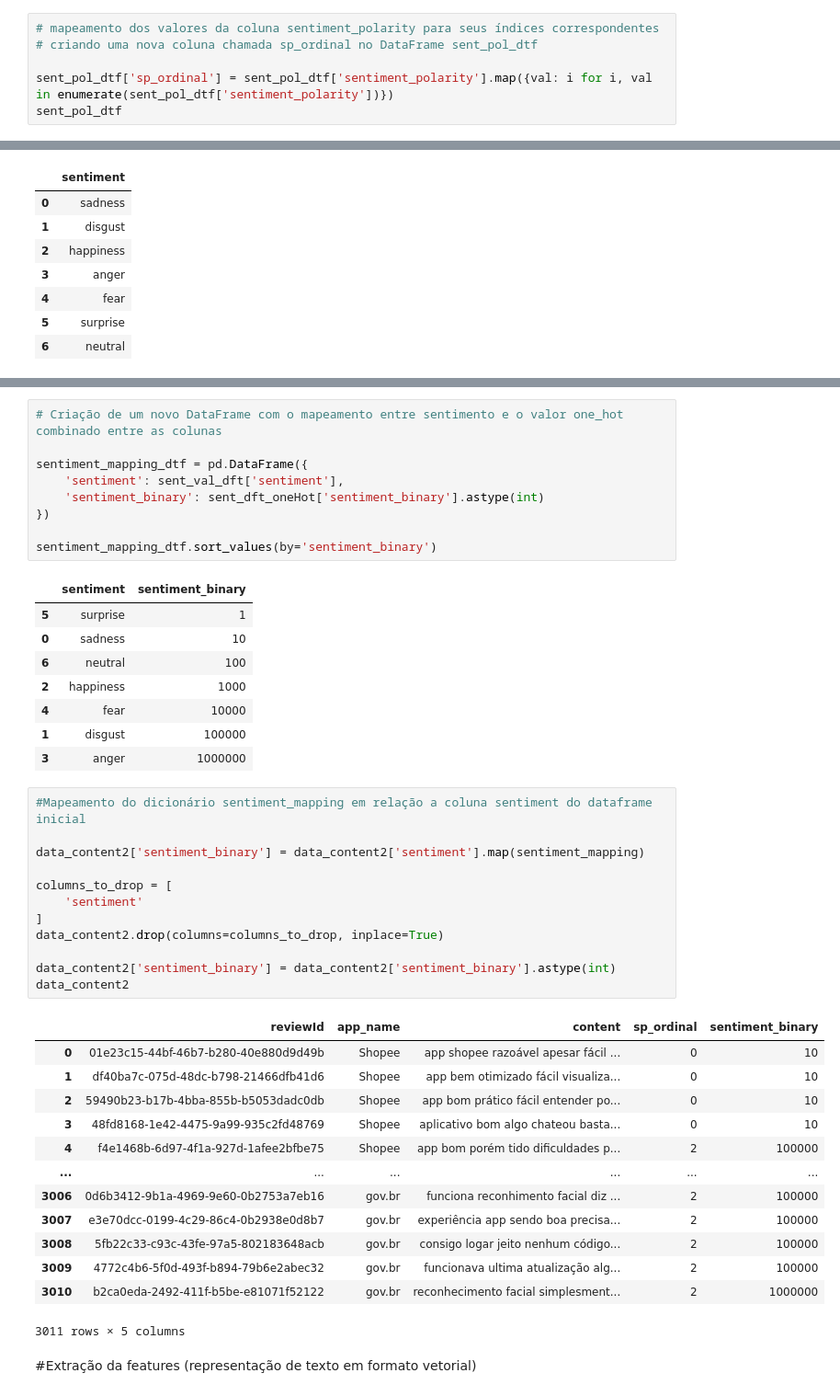
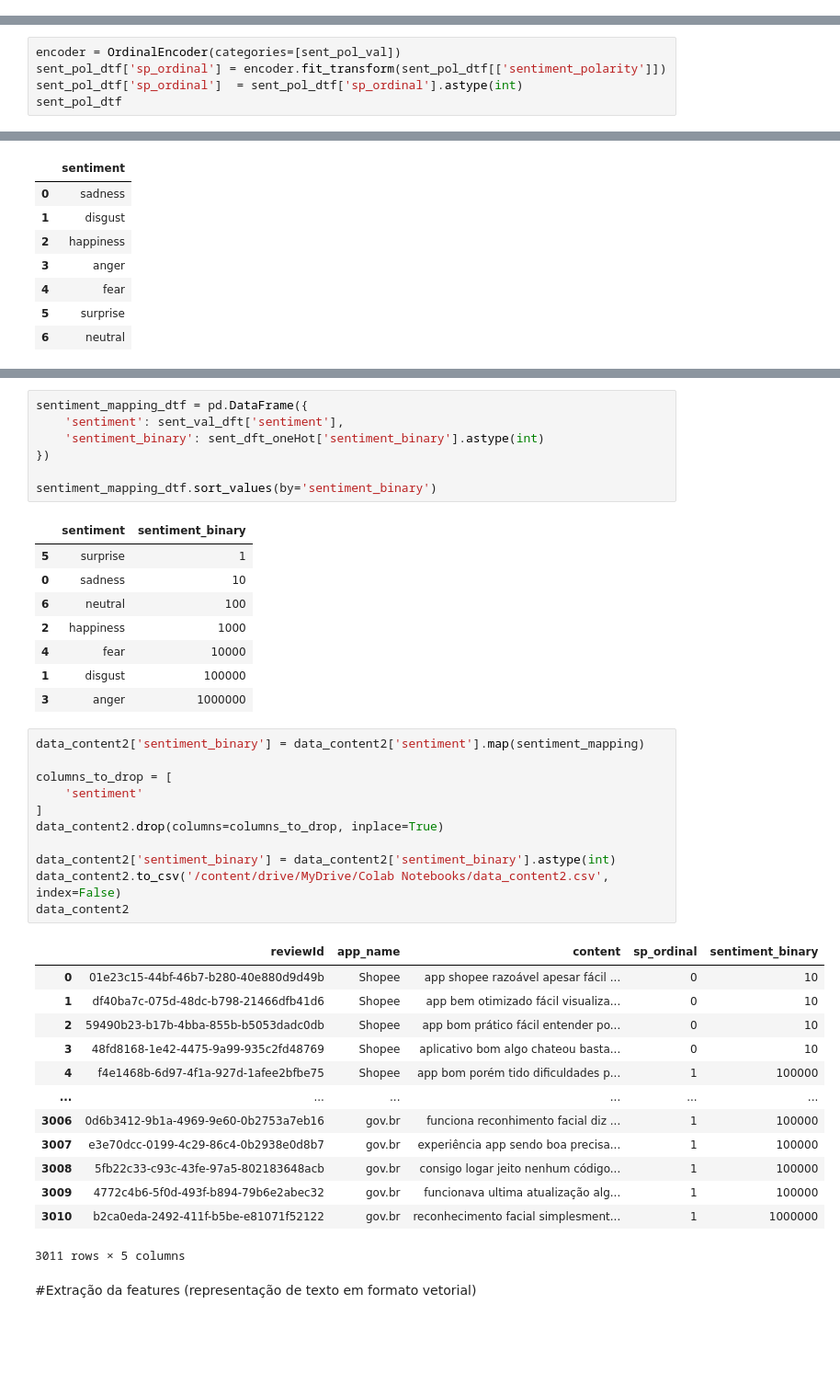
Before and after one commit to Kalidsa/Projeto-de-Minera-o-de-Textos---CDII, a Jupyter notebook: Mineração_de_textos.ipynb, the cells around one changed output, grey strips where cells are left out. Shown at 92% size. Saved outputs shown, nothing was run; the diff lists cells and outputs as text; blank space fills up the shorter version.

Commit message:
Reestruturação dos códigos, implementação do modelo bertimbau e explicação de cada trecho novo de código.

```diff
--- a/Mineração_de_textos.ipynb
+++ b/Mineração_de_textos.ipynb
@@ -282,9 +288,3 @@ sent_pol_dtf
 | 0 | positive |
 | 1 | neutral |
 | 2 | negative |
-# %%
-# mapeamento dos valores da coluna sentiment_polarity para seus índices correspondentes
-# criando uma nova coluna chamada sp_ordinal no DataFrame sent_pol_dtf
-
-sent_pol_dtf['sp_ordinal'] = sent_pol_dtf['sentiment_polarity'].map({val: i for i, val in enumerate(sent_pol_dtf['sentiment_polarity'])})
-sent_pol_dtf
@@ -295,0 +291,5 @@ sent_pol_dtf
+# %%
+encoder = OrdinalEncoder(categories=[sent_pol_val])
+sent_pol_dtf['sp_ordinal'] = encoder.fit_transform(sent_pol_dtf[['sentiment_polarity']])
+sent_pol_dtf['sp_ordinal']  = sent_pol_dtf['sp_ordinal'].astype(int)
+sent_pol_dtf
@@ -403,8 +392,6 @@ sent_dft_oneHot
 | 5 | 0 | 0 | 0 | 0 | 0 | ... |
 | 6 | 0 | 0 | 0 | 0 | 1 | ... |
 # %%
-# Criação de um novo DataFrame com o mapeamento entre sentimento e o valor one_hot combinado entre as colunas
-
 sentiment_mapping_dtf = pd.DataFrame({
     'sentiment': sent_val_dft['sentiment'],
     'sentiment_binary': sent_dft_oneHot['sentiment_binary'].astype(int)
@@ -421,30 +408,29 @@ sentiment_mapping_dtf.sort_values(by='sentiment_binary')
 | 1 | disgust | 100000 |
 | 3 | anger | 1000000 |
 # %%
-#Mapeamento do dicionário sentiment_mapping em relação a coluna sentiment do dataframe inicial
-
 data_content2['sentiment_binary'] = data_content2['sentiment'].map(sentiment_mapping)
 
 columns_to_drop = [
     'sentiment'
 ]
 data_content2.drop(columns=columns_to_drop, inplace=True)
 
 data_content2['sentiment_binary'] = data_content2['sentiment_binary'].astype(int)
+data_content2.to_csv('/content/drive/MyDrive/Colab Notebooks/data_content2.csv', index=False)
 data_content2
 # %% [output]
 |  | reviewId | app_name | content | sp_ordinal | sentiment_binary |
 | 0 | 01e23c15-44bf-46b7-b280-40e880d9d49b | Shopee | app shopee razoável apesar fácil ... | 0 | 10 |
 | 1 | df40ba7c-075d-48dc-b798-21466dfb41d6 | Shopee | app bem otimizado fácil visualiza... | 0 | 10 |
 | 2 | 59490b23-b17b-4bba-855b-b5053dadc0db | Shopee | app bom prático fácil entender po... | 0 | 10 |
 | 3 | 48fd8168-1e42-4475-9a99-935c2fd48769 | Shopee | aplicativo bom algo chateou basta... | 0 | 10 |
-| 4 | f4e1468b-6d97-4f1a-927d-1afee2bfbe75 | Shopee | app bom porém tido dificuldades p... | 2 | 100000 |
+| 4 | f4e1468b-6d97-4f1a-927d-1afee2bfbe75 | Shopee | app bom porém tido dificuldades p... | 1 | 100000 |
 | ... | ... | ... | ... | ... | ... |
-| 3006 | 0d6b3412-9b1a-4969-9e60-0b2753a7eb16 | gov.br | funciona reconhimento facial diz ... | 2 | 100000 |
-| 3007 | e3e70dcc-0199-4c29-86c4-0b2938e0d8b7 | gov.br | experiência app sendo boa precisa... | 2 | 100000 |
-| 3008 | 5fb22c33-c93c-43fe-97a5-802183648acb | gov.br | consigo logar jeito nenhum código... | 2 | 100000 |
-| 3009 | 4772c4b6-5f0d-493f-b894-79b6e2abec32 | gov.br | funcionava ultima atualização alg... | 2 | 100000 |
-| 3010 | b2ca0eda-2492-411f-b5be-e81071f52122 | gov.br | reconhecimento facial simplesment... | 2 | 1000000 |
+| 3006 | 0d6b3412-9b1a-4969-9e60-0b2753a7eb16 | gov.br | funciona reconhimento facial diz ... | 1 | 100000 |
+| 3007 | e3e70dcc-0199-4c29-86c4-0b2938e0d8b7 | gov.br | experiência app sendo boa precisa... | 1 | 100000 |
+| 3008 | 5fb22c33-c93c-43fe-97a5-802183648acb | gov.br | consigo logar jeito nenhum código... | 1 | 100000 |
+| 3009 | 4772c4b6-5f0d-493f-b894-79b6e2abec32 | gov.br | funcionava ultima atualização alg... | 1 | 100000 |
+| 3010 | b2ca0eda-2492-411f-b5be-e81071f52122 | gov.br | reconhecimento facial simplesment... | 1 | 1000000 |
 3011 rows × 5 columns
 # %% [markdown]
 #Extração da features (representação de texto em formato vetorial)
```
Also changed, not shown: parts of 130 cells of this notebook.
